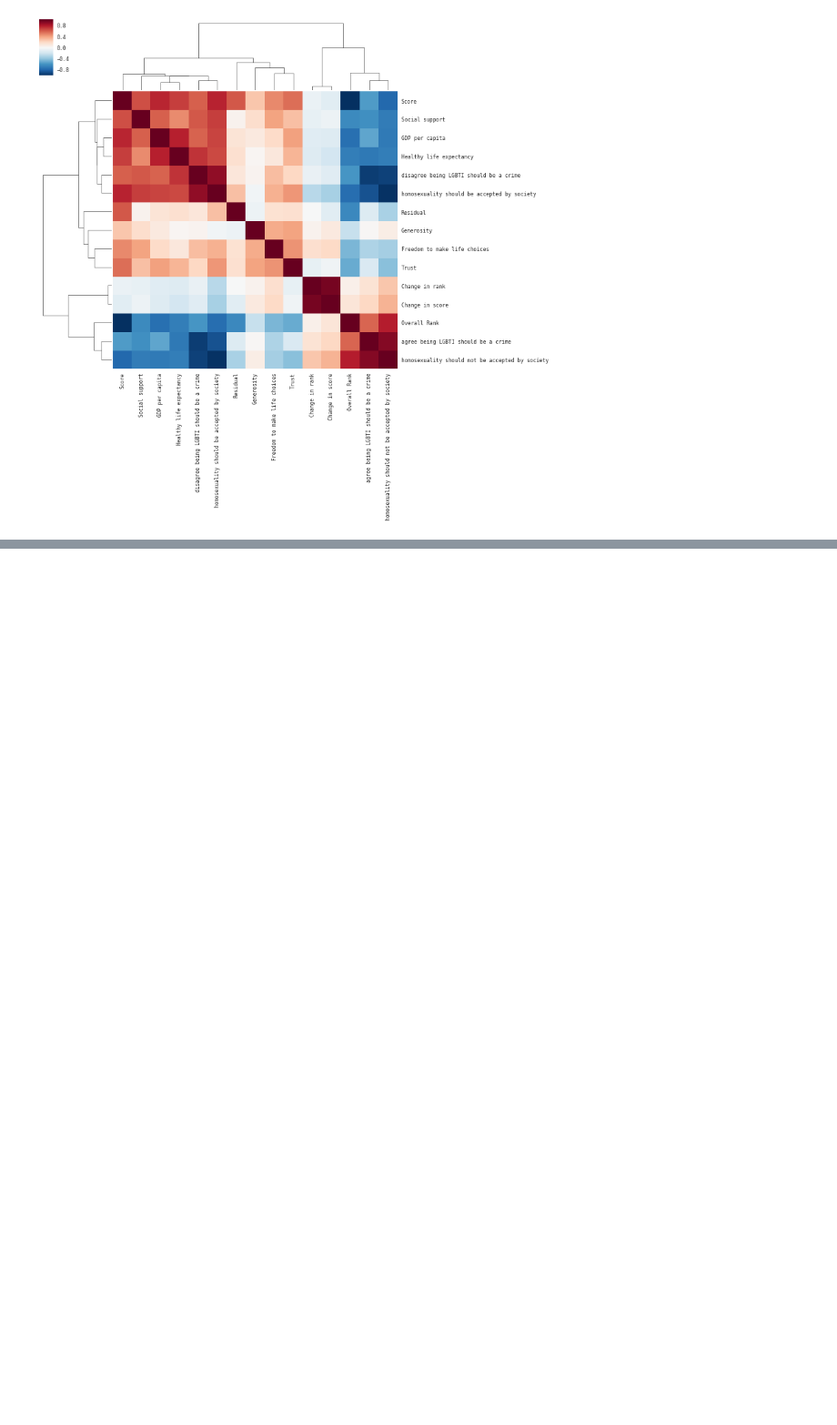
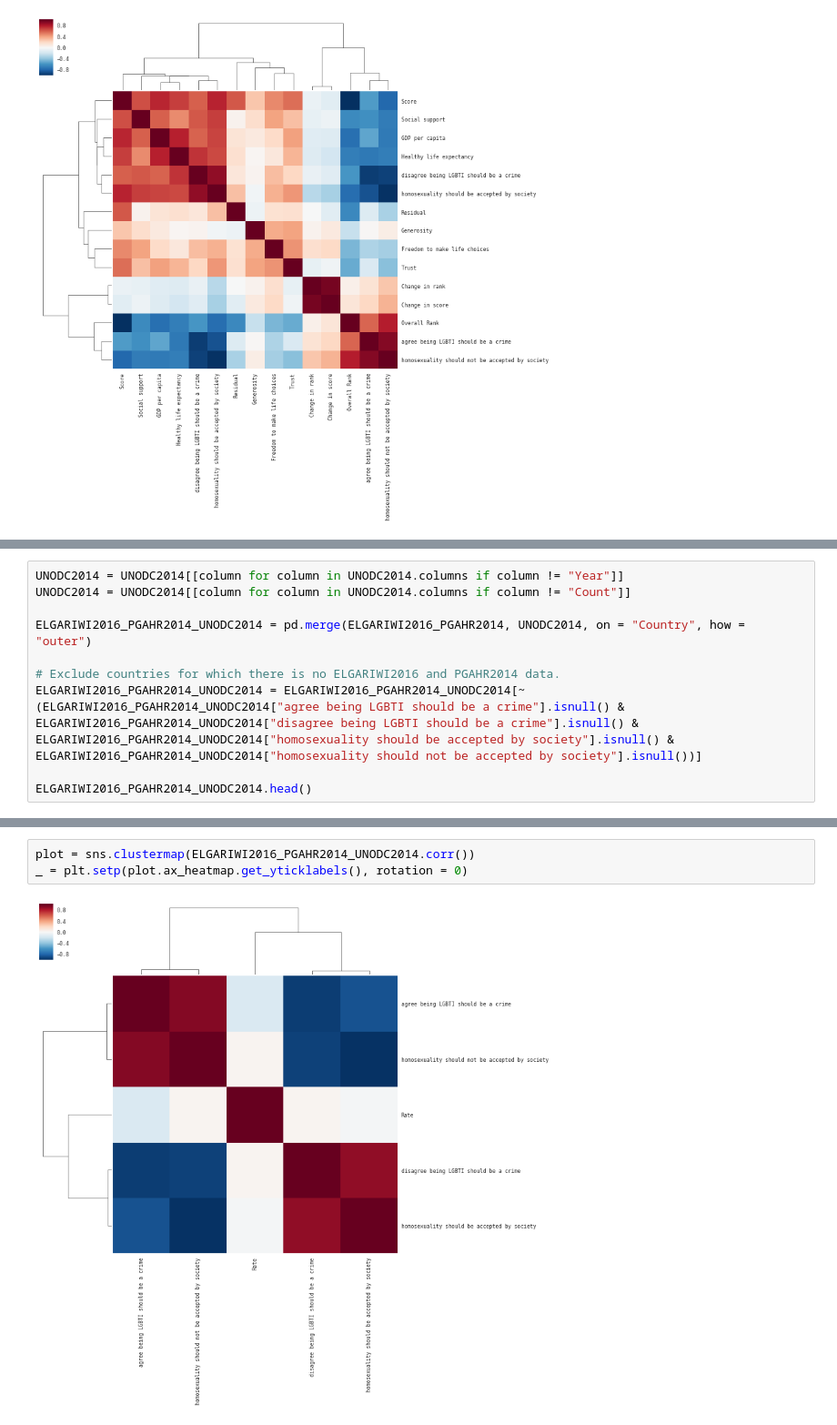
Before and after one commit to wdbm/world_statistics, a Jupyter notebook: notebook_1.ipynb, the cells around one changed output, grey strips where cells are left out. Shown: that part at 91% size. Drawn from its saved outputs; the diff is of its cells as text; blank space fills up the shorter version.

```diff
--- a/notebook_1.ipynb
+++ b/notebook_1.ipynb
@@ -70,0 +141,10 @@ _ = plt.setp(plot.ax_heatmap.get_yticklabels(), rotation = 0)
+# %%
+UNODC2014 = UNODC2014[[column for column in UNODC2014.columns if column != "Year"]]
+UNODC2014 = UNODC2014[[column for column in UNODC2014.columns if column != "Count"]]
+
+ELGARIWI2016_PGAHR2014_UNODC2014 = pd.merge(ELGARIWI2016_PGAHR2014, UNODC2014, on = "Country", how = "outer")
+
+# Exclude countries for which there is no ELGARIWI2016 and PGAHR2014 data.
+ELGARIWI2016_PGAHR2014_UNODC2014 = ELGARIWI2016_PGAHR2014_UNODC2014[~(ELGARIWI2016_PGAHR2014_UNODC2014["agree being LGBTI should be a crime"].isnull() & ELGARIWI2016_PGAHR2014_UNODC2014["disagree being LGBTI should be a crime"].isnull() & ELGARIWI2016_PGAHR2014_UNODC2014["homosexuality should be accepted by society"].isnull() & ELGARIWI2016_PGAHR2014_UNODC2014["homosexuality should not be accepted by society"].isnull())]
+
+ELGARIWI2016_PGAHR2014_UNODC2014.head()
@@ -70,0 +158,5 @@ _ = plt.setp(plot.ax_heatmap.get_yticklabels(), rotation = 0)
+# %%
+plot = sns.clustermap(ELGARIWI2016_PGAHR2014_UNODC2014.corr())
+_ = plt.setp(plot.ax_heatmap.get_yticklabels(), rotation = 0)
+# %% [output]
+[figure, added]
```
Also changed, not shown: parts of 16 cells of this notebook, 3 other files.
